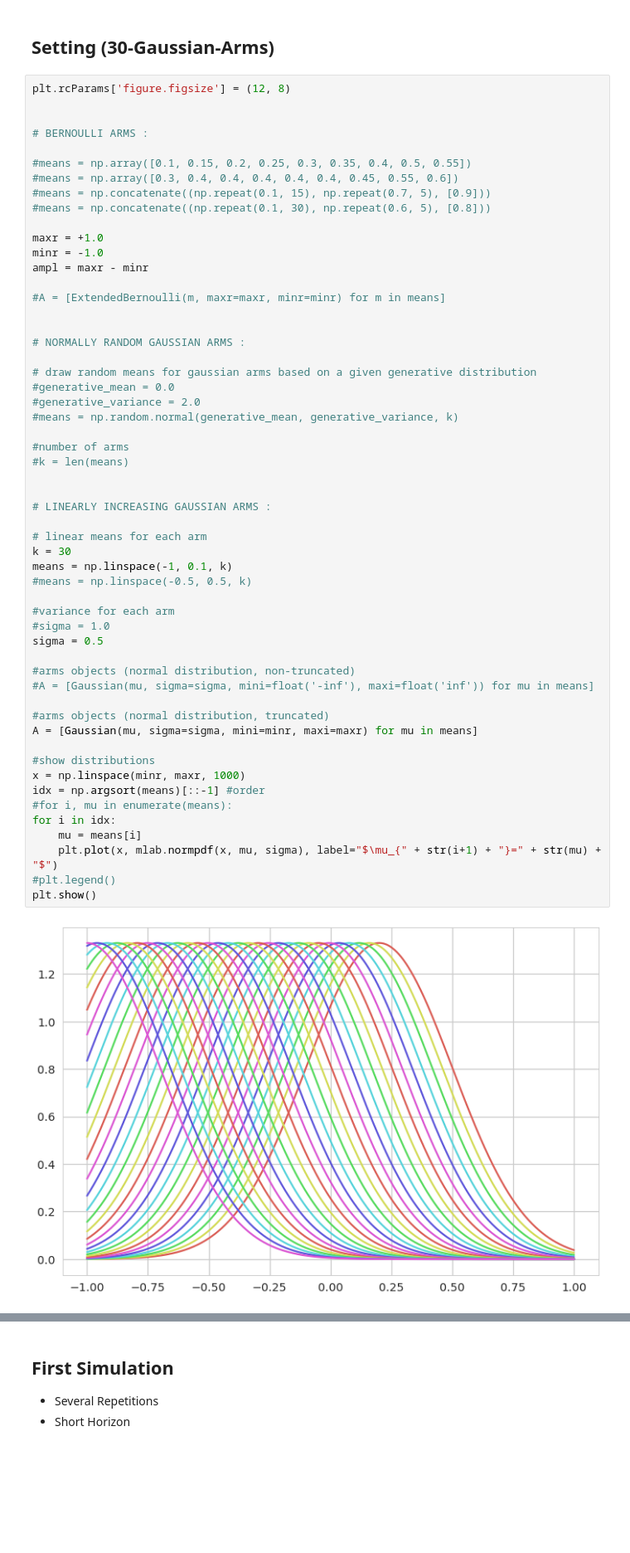
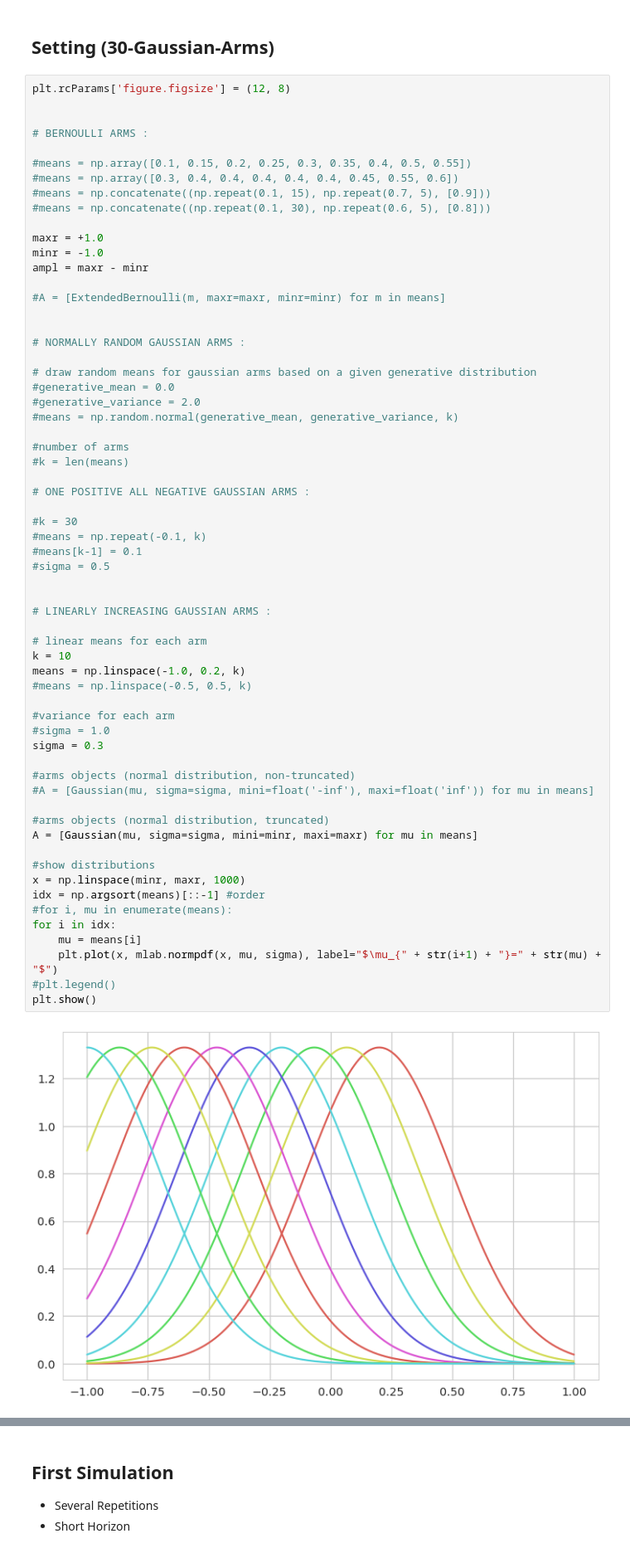
Before and after one commit to icmlanonymous/CyMAB, a Jupyter notebook: 05_multiple_algorithms_avereged_cyber.ipynb, the cells around one changed output, grey strips where cells are left out. Shown at 83% size. Cells and saved outputs as stored; diff of their text form; blank space fills up the shorter version.

```diff
--- a/05_multiple_algorithms_avereged_cyber.ipynb
+++ b/05_multiple_algorithms_avereged_cyber.ipynb
@@ -53,37 +53,44 @@ ampl = maxr - minr
 #means = np.random.normal(generative_mean, generative_variance, k)
 
 #number of arms
 #k = len(means)
 
+# ONE POSITIVE ALL NEGATIVE GAUSSIAN ARMS :
+
+#k = 30
+#means = np.repeat(-0.1, k)
+#means[k-1] = 0.1
+#sigma = 0.5
+
 
 # LINEARLY INCREASING GAUSSIAN ARMS :
 
 # linear means for each arm
-k = 30
-means = np.linspace(-1, 0.1, k)
+k = 10
+means = np.linspace(-1.0, 0.2, k)
 #means = np.linspace(-0.5, 0.5, k)
 
 #variance for each arm
 #sigma = 1.0
-sigma = 0.5
+sigma = 0.3
 
 #arms objects (normal distribution, non-truncated)
 #A = [Gaussian(mu, sigma=sigma, mini=float('-inf'), maxi=float('inf')) for mu in means]
 
 #arms objects (normal distribution, truncated)
 A = [Gaussian(mu, sigma=sigma, mini=minr, maxi=maxr) for mu in means]
 
 #show distributions
 x = np.linspace(minr, maxr, 1000)
 idx = np.argsort(means)[::-1] #order
 #for i, mu in enumerate(means):
 for i in idx:
     mu = means[i]
     plt.plot(x, mlab.normpdf(x, mu, sigma), label="$\mu_{" + str(i+1) + "}=" + str(mu) + "$")
 #plt.legend()
 plt.show()
 # %% [output]
-[figure, old version]
+[figure, new version]
 # %%
 #initial budget
 b_0 = 10.0
```
Also changed, not shown: parts of 9 cells of this notebook, 3 other files.
